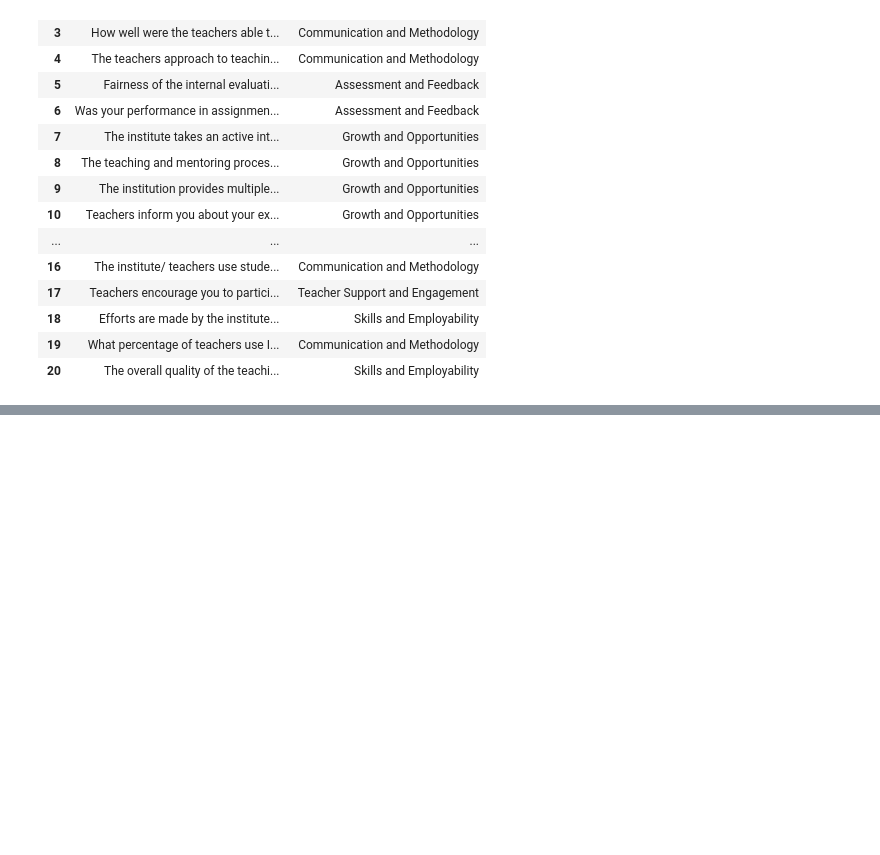
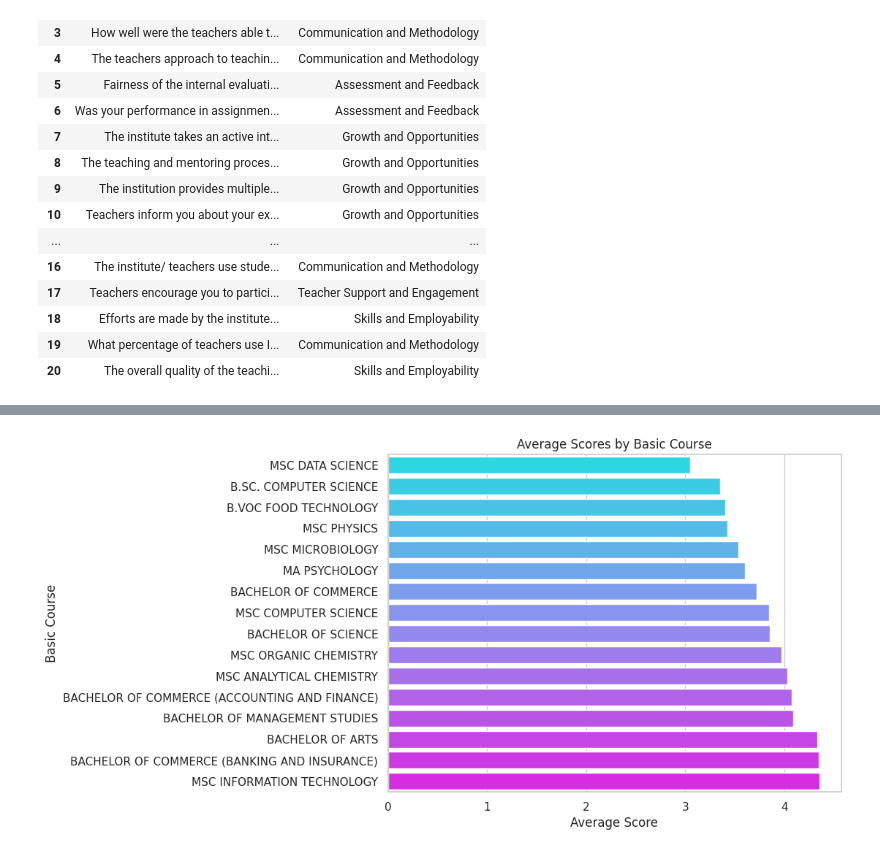
Before and after one commit to WellBrian/FUTURE_DS_03, a Jupyter notebook: Student_satisfaction_survey.ipynb, the cells around one changed output, grey strips where cells are left out. Drawn from its saved outputs; the diff is of its cells as text; code cells hidden in the pictures; blank space fills up the shorter version.

```diff
--- a/Student_satisfaction_survey.ipynb
+++ b/Student_satisfaction_survey.ipynb
@@ -237,0 +238,13 @@ plt.show();
+# %%
+# Calculating mean scores for each basic course
+mean_scores_by_basic_course = df.groupby('Basic Course')['Average'].mean().sort_values()
+
+# Plotting the average scores by basic course
+plt.figure(figsize=(8, 6))
+sns.barplot(x=mean_scores_by_basic_course.values, y=mean_scores_by_basic_course.index, palette='cool')
+plt.title('Average Scores by Basic Course')
+plt.xlabel('Average Score')
+plt.ylabel('Basic Course')
+plt.show();
+# %% [output]
+[figure, added]
```
Also changed, not shown: parts of 1 cell of this notebook.
